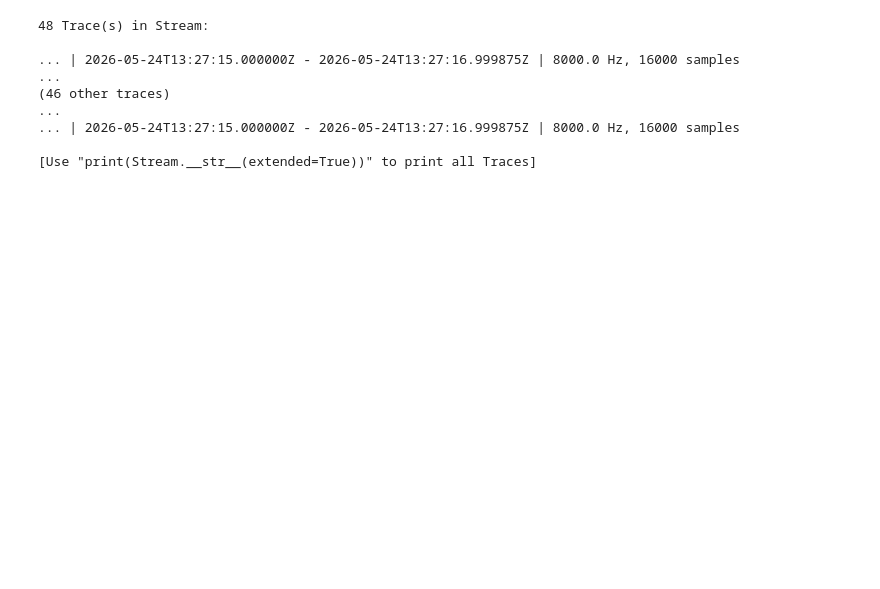
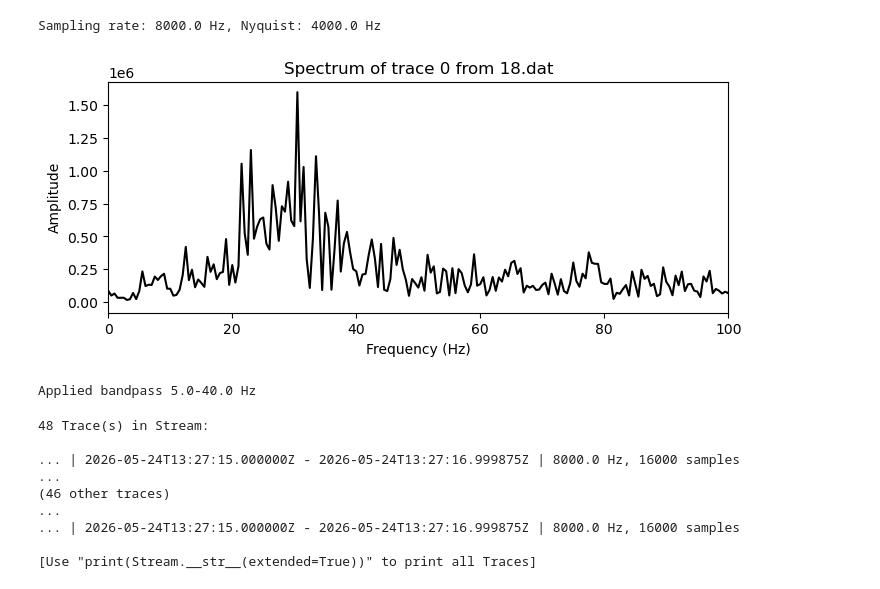
Before and after one commit to rrdickinson/2026_field_session_travertine, a Jupyter notebook: Howelsen_Hill/Code/group3_wiggles.ipynb, the cells around one changed output. Cells and saved outputs as stored; diff of their text form; code cells hidden in the pictures; blank space fills up the shorter version.

```diff
--- a/Howelsen_Hill/Code/group3_wiggles.ipynb
+++ b/Howelsen_Hill/Code/group3_wiggles.ipynb
@@ -4,6 +4,38 @@ from obspy import read
 import matplotlib.pyplot as plt
 # %%
 st18 = read(r"../Data/Group3/18.dat")
+# %%
+# inspect sampling rate and spectrum to choose a bandpass
+tr0 = st18[0]
+sr = tr0.stats.sampling_rate
+nyquist = sr / 2
+print(f"Sampling rate: {sr} Hz, Nyquist: {nyquist} Hz")
+
+import numpy as np
+
+n = len(tr0.data)
+fft = np.abs(np.fft.rfft(tr0.data))
+freq = np.fft.rfftfreq(n, d=tr0.stats.delta)
+
+plt.figure(figsize=(8, 3))
+plt.plot(freq, fft, color='black')
+plt.xlim(0, min(100, nyquist))
+plt.xlabel("Frequency (Hz)")
+plt.ylabel("Amplitude")
+plt.title("Spectrum of trace 0 from 18.dat")
+plt.show()
+
+# choose a bandpass based on the spectrum
+freqmin = 5.0
+freqmax = 40.0
+st18_filt = st18.copy()
+st18_filt.filter("bandpass", freqmin=freqmin, freqmax=freqmax,
+                 corners=4, zerophase=True)
+print(f"Applied bandpass {freqmin}-{freqmax} Hz")
+# %% [output]
+Sampling rate: 8000.0 Hz, Nyquist: 4000.0 Hz
+[figure, added]
+Applied bandpass 5.0-40.0 Hz
 # %%
 print(st18)
 # %% [output]
```
Also changed, not shown: parts of 4 cells of this notebook, 37 other files.
